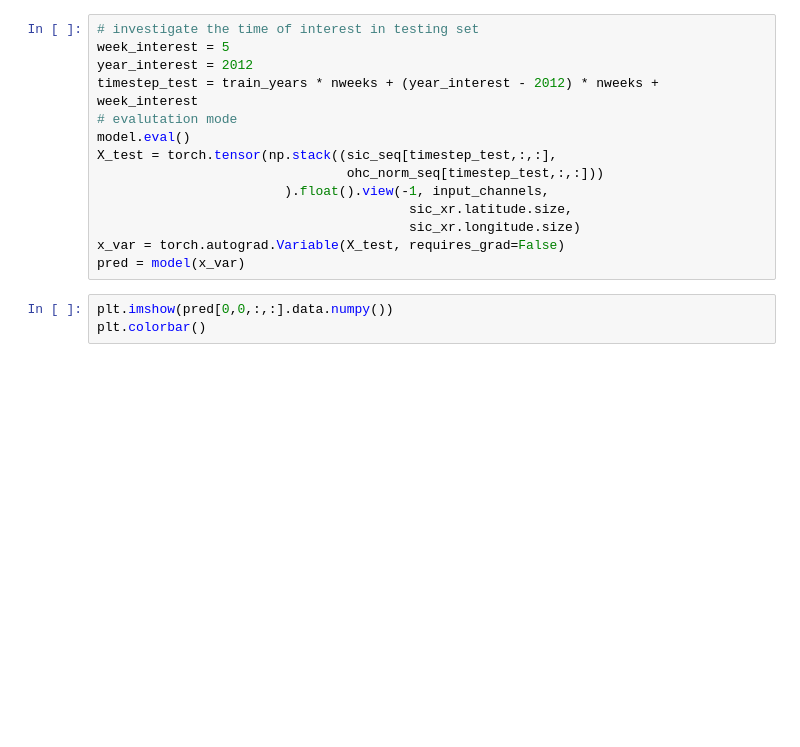
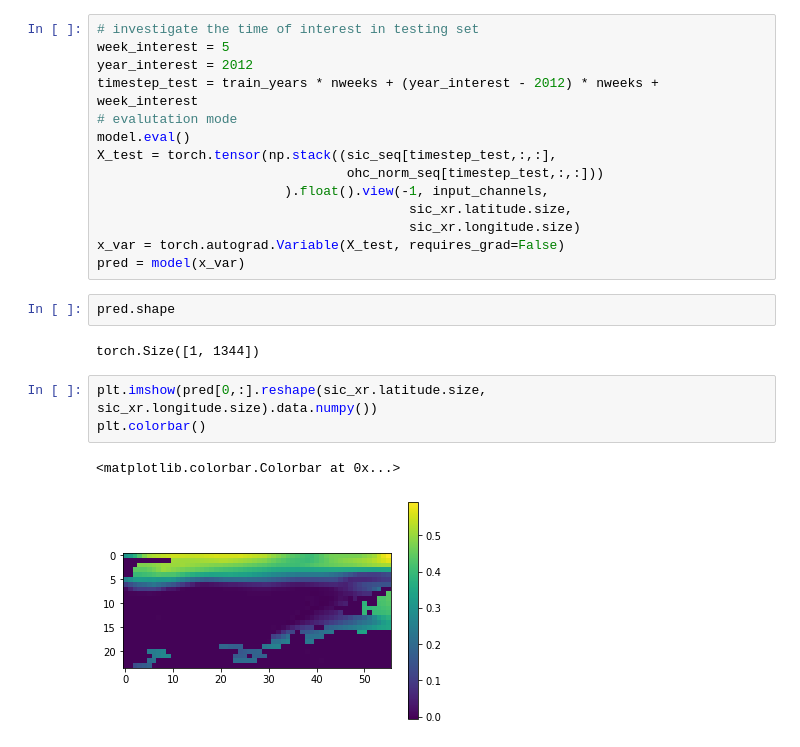
Before and after one commit to geek-yang/METxai, a Jupyter notebook: notebooks/train_model_flatten.ipynb, the cells around one changed output. Cells and saved outputs as stored; diff of their text form; blank space fills up the shorter version.

```diff
--- a/notebooks/train_model_flatten.ipynb
+++ b/notebooks/train_model_flatten.ipynb
@@ -204,9 +259,16 @@ X_test = torch.tensor(np.stack((sic_seq[timestep_test,:,:],
                                         sic_xr.longitude.size)
 x_var = torch.autograd.Variable(X_test, requires_grad=False)
 pred = model(x_var)
+# %%
+pred.shape
+# %% [output]
+torch.Size([1, 1344])
 # %%
-plt.imshow(pred[0,0,:,:].data.numpy())
+plt.imshow(pred[0,:].reshape(sic_xr.latitude.size, sic_xr.longitude.size).data.numpy())
 plt.colorbar()
+# %% [output]
+<matplotlib.colorbar.Colorbar at 0x...>
+[figure, added]
 # %%
 plt.imshow(sic_seq[timestep_test+1,:,:]) # plus one because model predicts one timestep ahead
 plt.colorbar()
```
Also changed, not shown: parts of 7 cells of this notebook, 3 other files.
